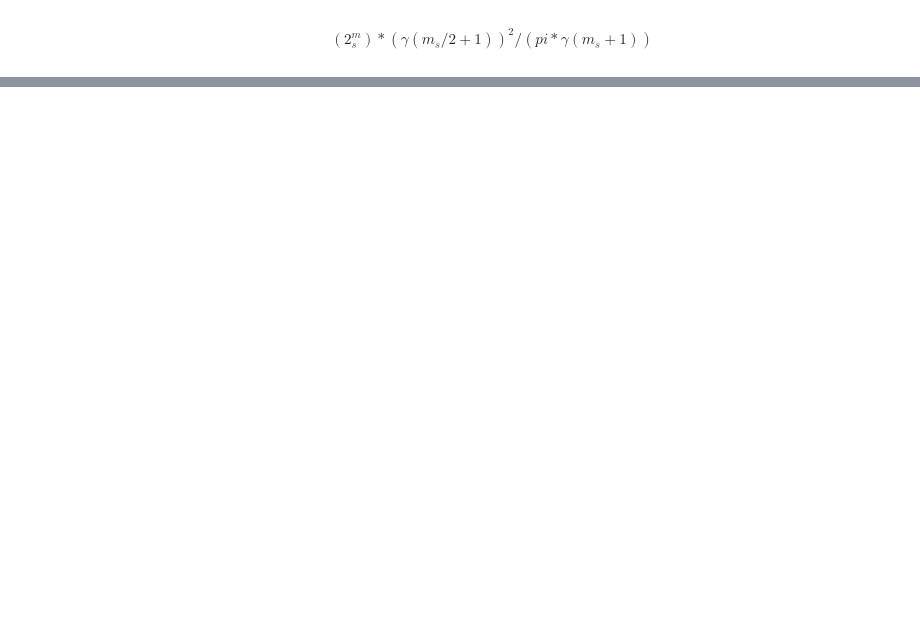
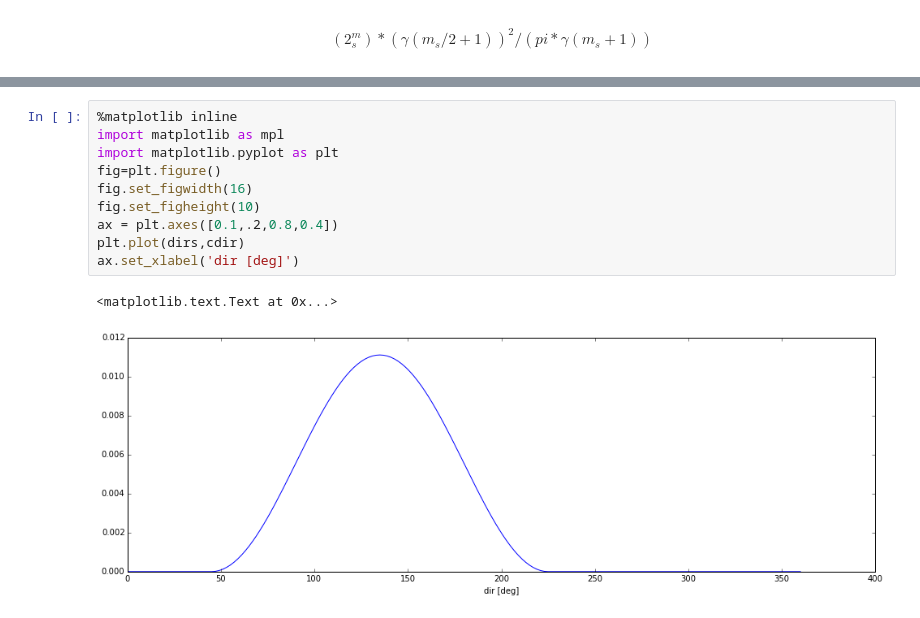
Before and after one commit to openearth/pyswan, a Jupyter notebook: oceanwaves.ipynb, the cells around one changed output, grey strips where cells are left out. Saved outputs shown, nothing was run; the diff lists cells and outputs as text; blank space fills up the shorter version.

```diff
--- a/oceanwaves.ipynb
+++ b/oceanwaves.ipynb
@@ -33,0 +41,13 @@ $$(2^m_s) * (\gamma(m_s/2+1))^2 / (pi * \gamma(m_s+1))$$
+# %%
+%matplotlib inline
+import matplotlib as mpl
+import matplotlib.pyplot as plt
+fig=plt.figure()
+fig.set_figwidth(16)
+fig.set_figheight(10)
+ax = plt.axes([0.1,.2,0.8,0.4])
+plt.plot(dirs,cdir)
+ax.set_xlabel('dir [deg]')
+# %% [output]
+<matplotlib.text.Text at 0x...>
+[figure, added]
```
Also changed, not shown: parts of 10 cells of this notebook.
